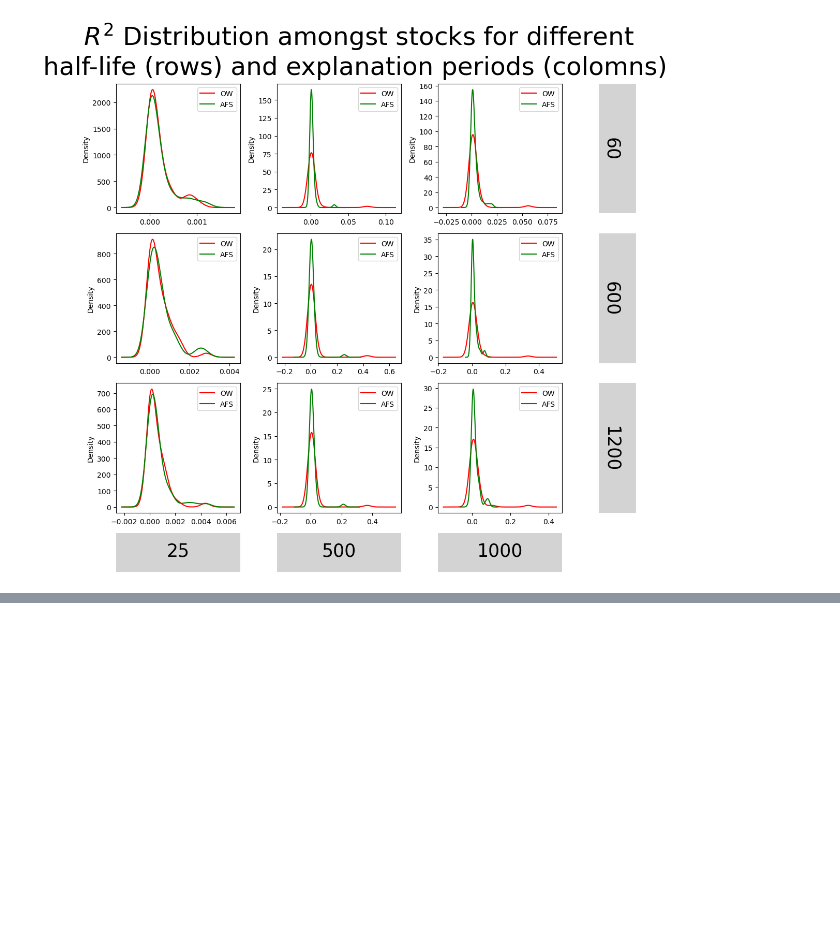
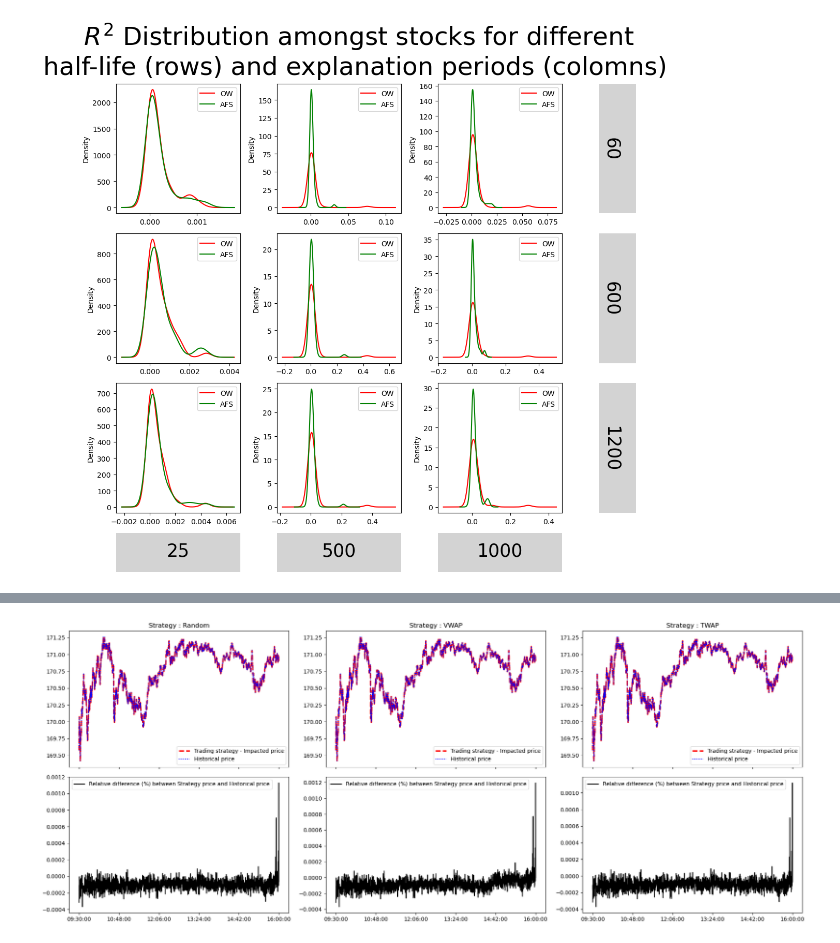
Before and after one commit to Max-Ded/computing-finance, a Jupyter notebook: High-Frequency-Algorithmic-Trading/coursework-notebook.ipynb, the cells around one changed output, grey strips where cells are left out. Drawn from its saved outputs; the diff is of its cells as text; code cells hidden in the pictures; blank space fills up the shorter version.

```diff
--- a/High-Frequency-Algorithmic-Trading/coursework-notebook.ipynb
+++ b/High-Frequency-Algorithmic-Trading/coursework-notebook.ipynb
@@ -138,6 +141,15 @@ def VWAP_realistic(v : np.ndarray,Q : float,V : np.ndarray = None) -> np.ndarray
         q_realistic[t] = np.minimum(abs_v_rolled[t] / V[t] * Q, q_remaining)
 
     return q_realistic
+
+
+def TWAP(v : np.ndarray, Q : float , V : np.ndarray = None) ->np.ndarray:
+    """
+    TWAP executes a an equal % of Q at each time step to completion (100 time steps => 0.1*Q order sent at each time step)
+    """
+    n = len(v)
+    q = np.ones_like(v) * Q / n
+    return q
 # %%
 date = datetime.datetime(day = 5,month = 2,year = 2019)
 stock = "AAPL"
@@ -460,0 +562,40 @@ plt.show()
+# %%
+stock = "AAPL"
+date = "2019-02-14"
+
+# trading_strategy = bin_traded_volume.loc[stock].loc[date].values * 100. # we trade all trades with 10% of the volume
+historical_price = price_impact_model.get_bin_traded_px().loc[stock].loc[date]
+historical_volume = price_impact_model.get_bin_traded_volume().loc[stock].loc[date]
+target_volume = historical_volume.abs().sum() * 0.01
+volume_curve = price_impact_model.get_volume_curve_from_data()
+random_trading_strategy = np.random.normal(loc = 1.,scale = 0.5,size=historical_price.size)
+random_trading_strategy = random_trading_strategy * target_volume / random_trading_strategy.sum()
+vwap_strategy = VWAP_realistic(v = historical_volume.values, Q = target_volume, V = volume_curve.loc[stock].values)
+vwap_strategy = vwap_strategy.astype(np.float64)
+twap_strategy = TWAP(v = historical_price, Q = target_volume)
+
+random_strategy_price = price_impact_model.backtest_strategies(stock = stock,date = date,trades = random_trading_strategy,half_life=DEFAULT_HALF_LIFE,model_type="sqrt")
+vwap_strategy_price = price_impact_model.backtest_strategies(stock = stock,date = date,trades = vwap_strategy,half_life=DEFAULT_HALF_LIFE,model_type="sqrt")
+twap_strategy_price = price_impact_model.backtest_strategies(stock = stock,date = date,trades = twap_strategy,half_life=DEFAULT_HALF_LIFE,model_type="sqrt")
+
+strategies = [random_strategy_price,vwap_strategy_price,twap_strategy_price]
+strategies_label = ["Random","VWAP","TWAP"]
+
+fig,axs = plt.subplots(2,3,figsize = (20,8),sharex=True)
+x_values = historical_price.index
+
+for index_strat,strat in enumerate(strategies):
+    ax = axs[0][index_strat]
+    ax.plot(x_values,strat,color = "red",label="Trading strategy - Impacted price",linestyle = "dashed",linewidth = 2.5)
+    ax.plot(x_values,historical_price,color = "blue",label="Historical price", linestyle=":")
+    ax.set_title(f"Strategy : {strategies_label[index_strat]}")
+    ax.legend()
+    step = len(ax.get_xticks()) // 5
+    ax.set_xticks(ax.get_xticks()[::step])
+    ax = axs[1][index_strat]
+    ax.plot(x_values,(strat-historical_price)/historical_price * 100,label= "Relative difference (%) between Strategy price and Historical price",color ="black")
+    ax.legend()
+plt.tight_layout()
+plt.show()
+# %% [output]
+[figure, added]
```
Also changed, not shown: parts of 13 cells of this notebook.
